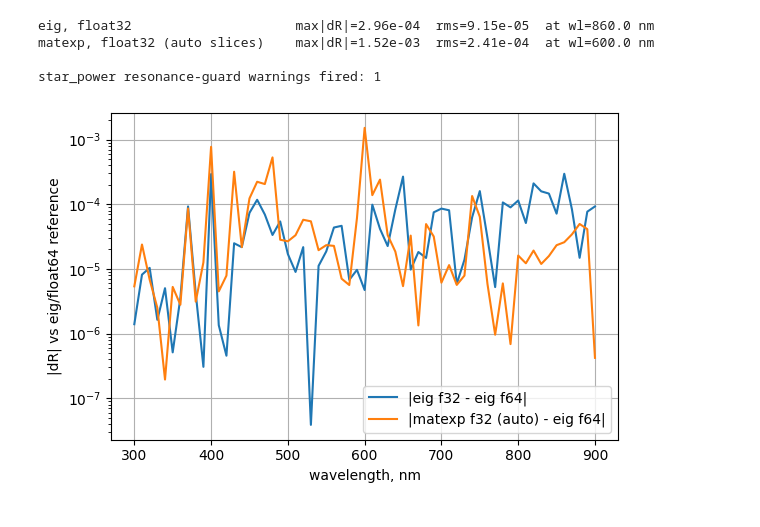
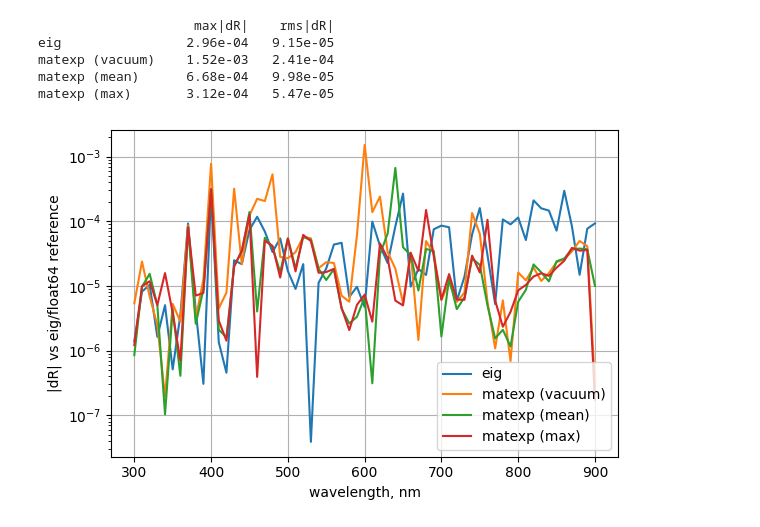
Before and after one commit to RodionovSA/metarcwa, a Jupyter notebook: examples/compare_solvers.ipynb, the cells around one changed output. Cells and saved outputs as stored; diff of their text form; code cells hidden in the pictures.

Commit message:
Fixed vacuum boundary problem in slicing for matrix exponential

```diff
--- a/examples/compare_solvers.ipynb
+++ b/examples/compare_solvers.ipynb
@@ -240,50 +258,51 @@ float64    matexp           0.80       6.77       7.57
 # %%
-# --- fp32 accuracy vs an eig/float64 reference, across the full sweep ---
+# --- float32 accuracy against an eig/float64 reference ---
 # Chunked over wavelength to bound peak memory regardless of GPU size.
 def compute_rt_chunked(config, chunk=10):
     Rs_l, Rp_l, Ts_l, Tp_l = [], [], [], []
     for i in range(0, wl.shape[0], chunk):
         wl_chunk = wl[i:i + chunk]
         m_chunk = build_model(w, h, angle, thickness, eps_solid, eps_inc, eps_inc,
                                eps_subs, period, wl_chunk, theta)
         Rs_c, Rp_c, Ts_c, Tp_c = compute_rt(m_chunk, config)
         Rs_l.append(Rs_c); Rp_l.append(Rp_c); Ts_l.append(Ts_c); Tp_l.append(Tp_c)
         del m_chunk
         if torch.device(config.device).type == "cuda":
             torch.cuda.empty_cache()
     return torch.cat(Rs_l), torch.cat(Rp_l), torch.cat(Ts_l), torch.cat(Tp_l)
 
 config_ref = build_config(torch.float64, device, m, n, nx, ny, factorization, truncation, modesolver="eig")
 Rs_ref, *_ = compute_rt_chunked(config_ref)
 
 config_eig32 = build_config(torch.float32, device, m, n, nx, ny, factorization, truncation, modesolver="eig")
 Rs_eig32, *_ = compute_rt_chunked(config_eig32)
 
-with warnings.catch_warnings(record=True) as caught:
-    warnings.simplefilter("always")
-    config_matexp32 = build_config(torch.float32, device, m, n, nx, ny, factorization, truncation, modesolver="matexp")
-    Rs_matexp32, *_ = compute_rt_chunked(config_matexp32)
-    n_resonance_warnings = sum(1 for w_ in caught if "resonance guard" in str(w_.message))
+results = {"eig": Rs_eig32}
+for gap in ("vacuum", "mean", "max"):
+    cfg = replace(
+        build_config(torch.float32, device, m, n, nx, ny, factorization, truncation, modesolver="matexp"),
+        matexp_gap=gap,
+    )
+    results[f"matexp ({gap})"] = compute_rt_chunked(cfg)[0]
 
-for name, Rs in [("eig, float32", Rs_eig32), ("matexp, float32 (auto slices)", Rs_matexp32)]:
+print(f"{'':16s} {'max|dR|':>10s} {'rms|dR|':>10s}")
+for name, Rs in results.items():
     d = (Rs[:, 0, 0] - Rs_ref[:, 0, 0]).abs()
-    i = int(d.argmax())
-    print(f"{name:32s} max|dR|={float(d.max()):.2e}  rms={float((d ** 2).mean() ** 0.5):.2e}  "
-          f"at wl={float(wl[i]):.1f} nm")
-print(f"\nstar_power resonance-guard warnings fired: {n_resonance_warnings}")
+    print(f"{name:16s} {float(d.max()):10.2e} {float((d ** 2).mean() ** 0.5):10.2e}")
 
 plt.figure(figsize=(6, 4))
-plt.plot(wl, (Rs_eig32[:, 0, 0] - Rs_ref[:, 0, 0]).abs(), label='|eig f32 - eig f64|')
-plt.plot(wl, (Rs_matexp32[:, 0, 0] - Rs_ref[:, 0, 0]).abs(), label='|matexp f32 (auto) - eig f64|')
+for name, Rs in results.items():
+    plt.plot(wl, (Rs[:, 0, 0] - Rs_ref[:, 0, 0]).abs(), label=name)
 plt.yscale('log')
 plt.grid()
 plt.xlabel('wavelength, nm')
 plt.ylabel('|dR| vs eig/float64 reference')
 plt.legend()
 plt.tight_layout()
 # %% [output]
-eig, float32                     max|dR|=2.96e-04  rms=9.15e-05  at wl=860.0 nm
-matexp, float32 (auto slices)    max|dR|=1.52e-03  rms=2.41e-04  at wl=600.0 nm
-
-star_power resonance-guard warnings fired: 1
+                    max|dR|    rms|dR|
+eig                2.96e-04   9.15e-05
+matexp (vacuum)    1.52e-03   2.41e-04
+matexp (mean)      6.68e-04   9.98e-05
+matexp (max)       3.12e-04   5.47e-05
-[figure, old version]
+[figure, new version]
```
Also changed, not shown: parts of 6 cells of this notebook, 12 other files.
